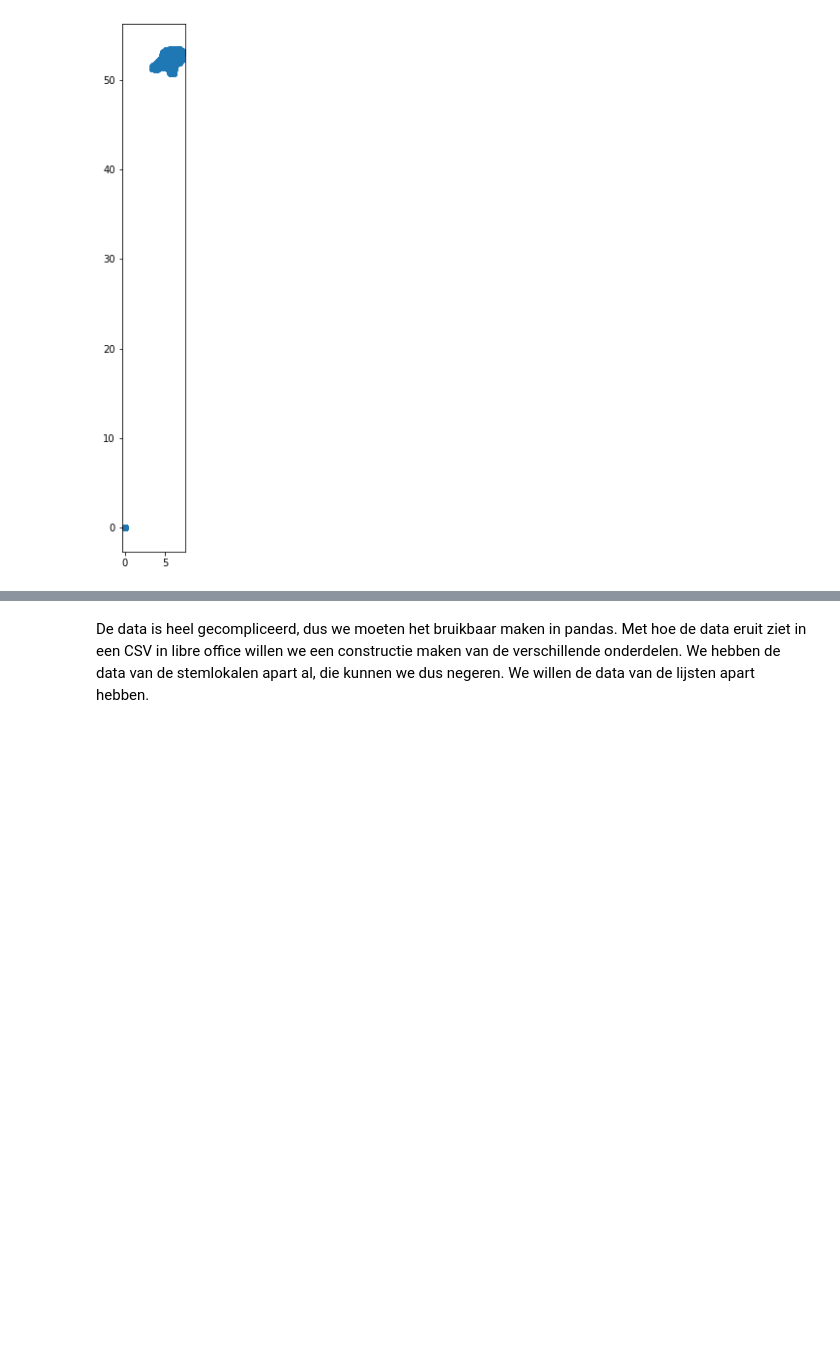
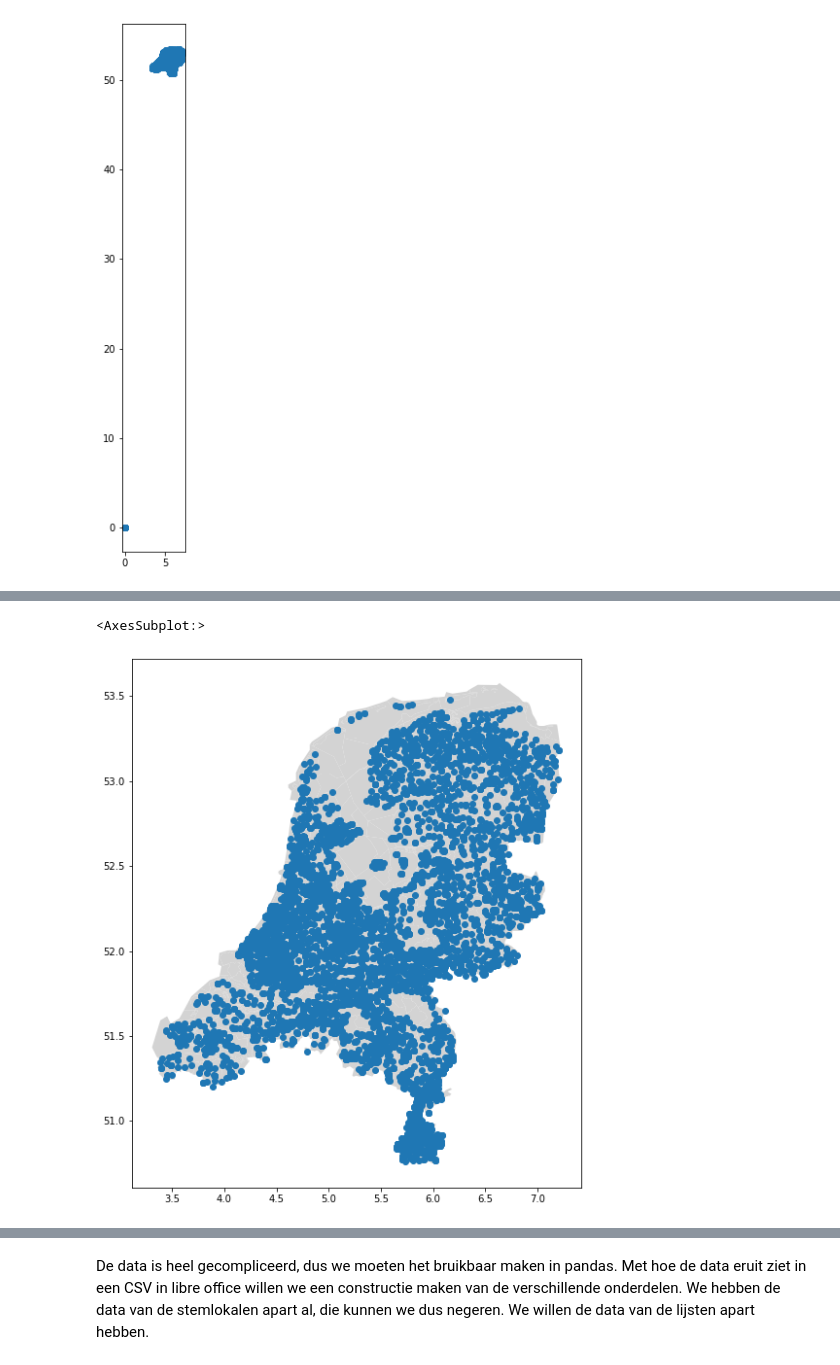
Before and after one commit to openstate/stembureau-meting, a Jupyter notebook: jupyter/stembureau_data.ipynb, the cells around one changed output, grey strips where cells are left out. Drawn from its saved outputs; the diff is of its cells as text; code cells hidden in the pictures; blank space fills up the shorter version.

```diff
--- a/jupyter/stembureau_data.ipynb
+++ b/jupyter/stembureau_data.ipynb
@@ -56,0 +68,9 @@ df_geojson.plot(ax=ax)
+# %%
+#de waarschuwing over de projectie die niet klopt kan genegeerd worden, we zoeken naar data die x = 0 is, de projectie gaat geen effect hebben op die data in Nederland
+#filter de data en print welke waardes 0 hebben op x
+mobiel_mask = df_geojson['geometry'].centroid.x == 0
+i = 0
+for item in mobiel_mask:
+    if item:
+        print(i)
+    i = i + 1
@@ -56,0 +96,4 @@ df_geojson.plot(ax=ax)
+# %%
+df_geojson_clean = df_geojson[~mobiel_mask]
+df_geojson_mobiel = df_geojson[mobiel_mask]
+print(df_geojson_mobiel)
@@ -56,0 +118,7 @@ df_geojson.plot(ax=ax)
+# %%
+fig, ax = plt.subplots(figsize = (10,10))
+nl_map.to_crs(epsg=4326).plot(ax=ax, color='lightgrey')
+df_geojson_clean.plot(ax=ax)
+# %% [output]
+<AxesSubplot:>
+[figure, added]
```
Also changed, not shown: parts of 11 cells of this notebook, 1 other file.
